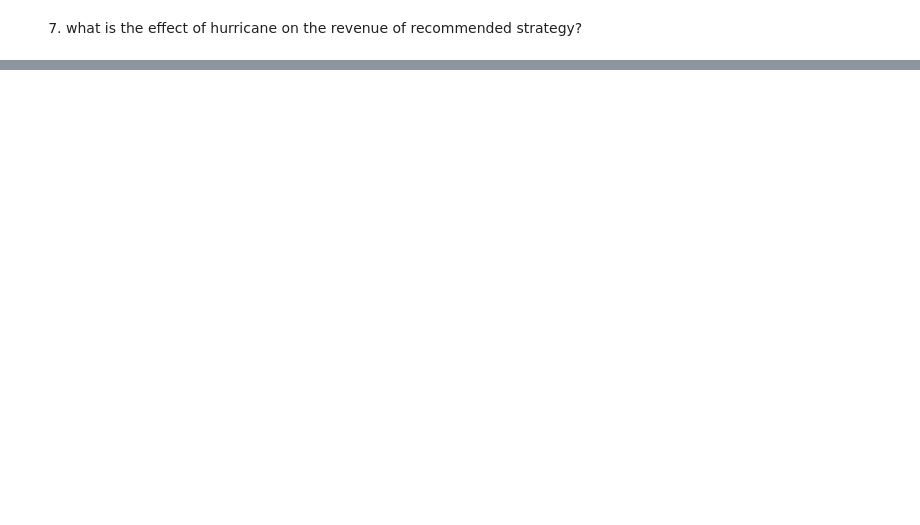
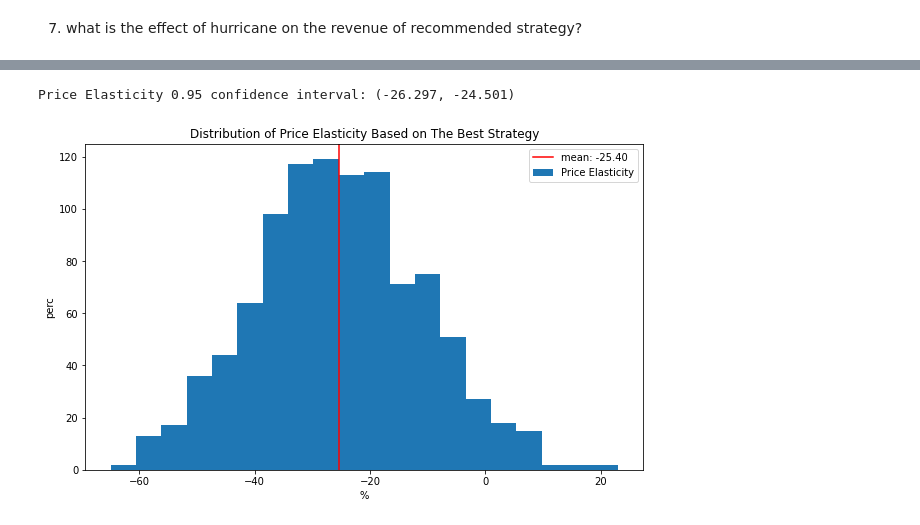
Before and after one commit to r50206v/E4404-Simulation-Project, a Jupyter notebook: Experiments.ipynb, the cells around one changed output, grey strips where cells are left out. Cells and saved outputs as stored; diff of their text form; code cells hidden in the pictures; blank space fills up the shorter version.

Commit message:
[FEATURE] adding price elasticity models

```diff
--- a/Experiments.ipynb
+++ b/Experiments.ipynb
@@ -320,0 +367,14 @@ Profit withOut hurricane 0.95 confidence interval: (84007.756, 85520.827)
+# %%
+fig = plt.figure(figsize=figsize)
+ax = fig.add_subplot(111)
+plt.hist(pd.DataFrame(pe)[0].values.tolist(), bins=bins, label='Price Elasticity')
+ax.axvline(np.mean(pe), color='red', label='mean: %.2f' % np.mean(pe))
+plt.title('Distribution of Price Elasticity Based on The Best Strategy')
+plt.ylabel('perc')
+plt.xlabel('%')
+plt.legend()
+
+calculateConfidenceInterval(pe, names='Price Elasticity')
+# %% [output]
+Price Elasticity 0.95 confidence interval: (-26.297, -24.501)
+[figure, added]
```
Also changed, not shown: parts of 20 cells of this notebook.
